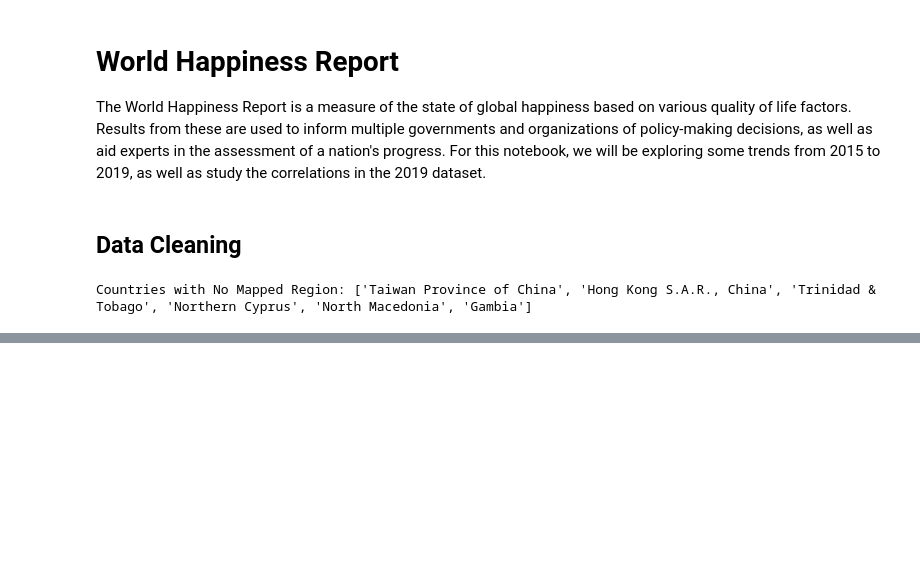
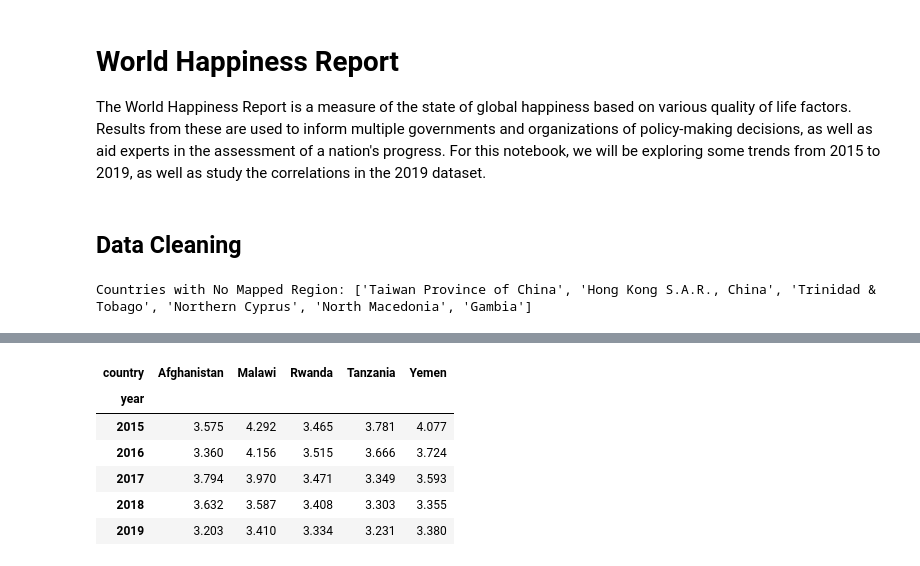
Before and after one commit to aulacson/world-happiness-report, a Jupyter notebook: sample.ipynb, the cells around one changed output, grey strips where cells are left out. Saved outputs shown, nothing was run; the diff lists cells and outputs as text; code cells hidden in the pictures; blank space fills up the shorter version.

```diff
--- a/sample.ipynb
+++ b/sample.ipynb
@@ -77,0 +97,13 @@ df = pd.concat([df_2015[column_names], df_2016[column_names], df_2017[column_nam
+# %%
+bottom_5_countries = df_2019['country'][df_2019['happiness-rank'] > (df_2019['happiness-rank'].max() - 7)].unique()
+mask_bottom_5 = df.country.isin(bottom_5_countries)
+historical_bottom_5 = df[mask_bottom_5].pivot('year' , 'country', 'happiness-score').dropna(axis=1)
+historical_bottom_5
+# %% [output]
+| country | Afghanistan | Malawi | Rwanda | Tanzania | Yemen |
+| year |  |  |  |  |  |
+| 2015 | 3.575 | 4.292 | 3.465 | 3.781 | 4.077 |
+| 2016 | 3.360 | 4.156 | 3.515 | 3.666 | 3.724 |
+| 2017 | 3.794 | 3.970 | 3.471 | 3.349 | 3.593 |
+| 2018 | 3.632 | 3.587 | 3.408 | 3.303 | 3.355 |
+| 2019 | 3.203 | 3.410 | 3.334 | 3.231 | 3.380 |
```
Also changed, not shown: parts of 7 cells of this notebook.
